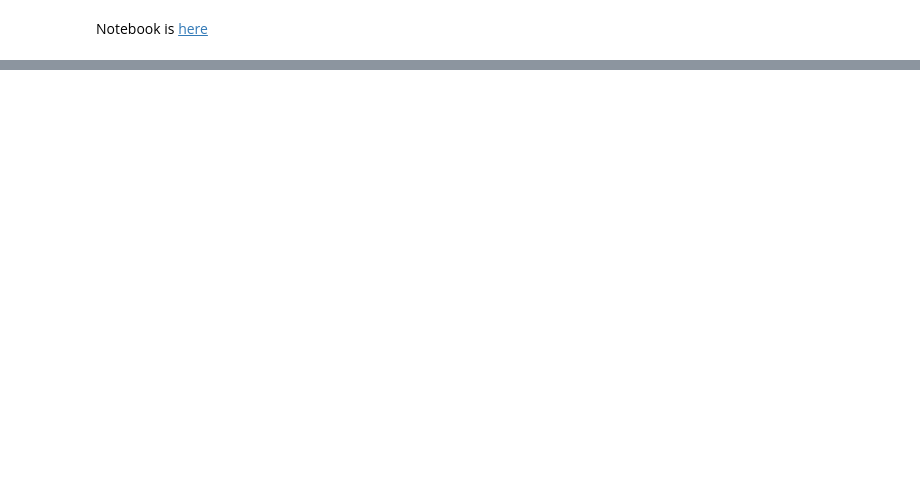
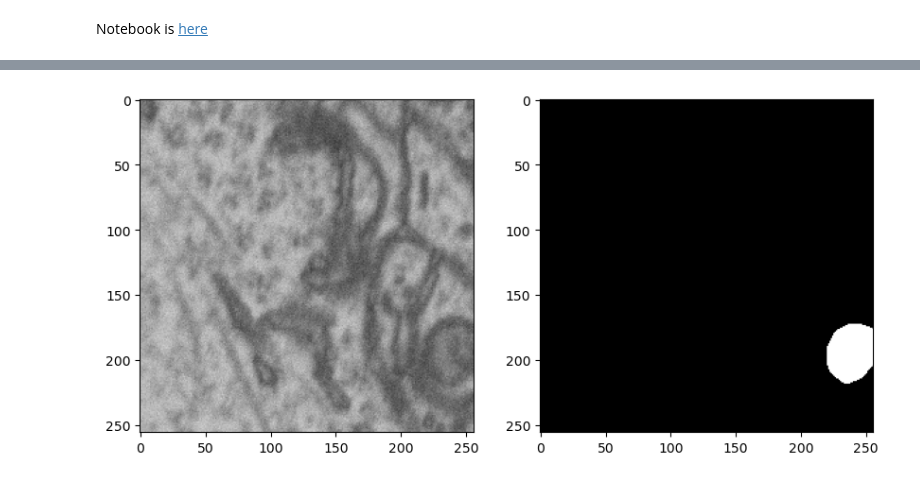
Before and after one commit to HasanGoni/fine_tune_SAM, a Jupyter notebook: nbs/01_patch_dataset.ipynb, the cells around one changed output, grey strips where cells are left out. Cells and saved outputs as stored; diff of their text form; code cells hidden in the pictures; blank space fills up the shorter version.

```diff
--- a/nbs/01_patch_dataset.ipynb
+++ b/nbs/01_patch_dataset.ipynb
@@ -53,0 +105,6 @@ Notebook is [here](https://github.com/bnsreenu/python_for_microscopists/blob/mas
+# %%
+#| hide
+patch_img_path=Path(f'{data_path}/microscopy/patch_train_images')
+patch_img_path.mkdir(exist_ok=True, parents=True)
+patch_msk_path=Path(f'{data_path}/microscopy/patch_train_masks')
+patch_msk_path.mkdir(exist_ok=True, parents=True)
@@ -53,0 +154,5 @@ Notebook is [here](https://github.com/bnsreenu/python_for_microscopists/blob/mas
+# %%
+#| hide
+show_rand_img(im_path=patch_img_path, msk_path=patch_msk_path, idx=None)
+# %% [output]
+[figure, added]
```
Also changed, not shown: parts of 17 cells of this notebook, 2 other files.
